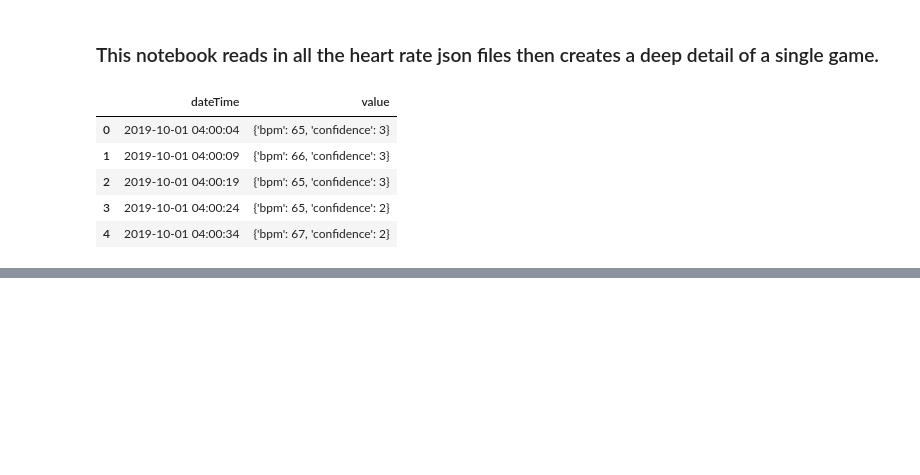
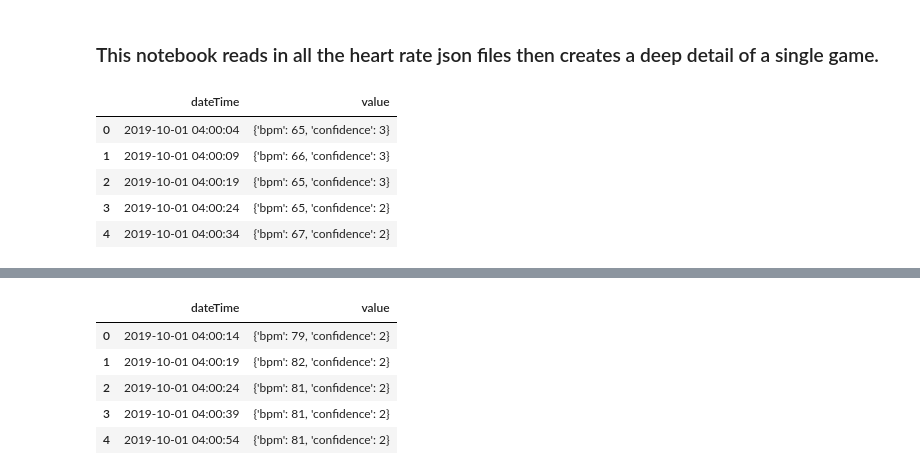
Before and after one commit to dcpatti/dcpatti.github.io, a Jupyter notebook: Wild Card Game Analysis.ipynb, the cells around one changed output, grey strips where cells are left out. Saved outputs shown, nothing was run; the diff lists cells and outputs as text; code cells hidden in the pictures; blank space fills up the shorter version.

```diff
--- a/Wild Card Game Analysis.ipynb
+++ b/Wild Card Game Analysis.ipynb
@@ -82,0 +45,93 @@ heart_df_flat2.head()
+# %%
+#same routine for Person 2's data
+
+files2 = glob.glob('heartrate_data/heartrate_2/*2019-10-01*') #the json files bear the name of the day they were sampled, so just import the ones we want
+
+file_list = []
+
+for filename in files2:
+    df2 = pd.read_json(filename)
+    file_list.append(df2)
+
+heart_df2 = pd.concat(file_list, axis=0, ignore_index=False, sort=False)
+heart_df2.head()
+
+files3 = glob.glob('heartrate_data/heartrate_3/*2019-10-01*') #the json files bear the name of the day they were sampled, so just import the ones we want
+
+file_list = []
+
+for filename in files3:
+    df3 = pd.read_json(filename)
+    file_list.append(df3)
+
+heart_df3 = pd.concat(file_list, axis=0, ignore_index=False, sort=False)
+heart_df3.head()
+
+files4 = glob.glob('heartrate_data/heartrate_4/*2019-10-01*') #the json files bear the name of the day they were sampled, so just import the ones we want
+
+file_list = []
+
+for filename in files3:
+    df4 = pd.read_json(filename)
+    file_list.append(df4)
+
+heart_df4 = pd.concat(file_list, axis=0, ignore_index=False, sort=False)
+heart_df4.head()
+
+#
+
+files5 = glob.glob('heartrate_data/heartrate_5/*2019-10-01*') #the json files bear the name of the day they were sampled, so just import the ones we want
+
+file_list = []
+
+for filename in files5:
+    df5 = pd.read_json(filename)
+    file_list.append(df5)
+
+heart_df5 = pd.concat(file_list, axis=0, ignore_index=False, sort=False)
+heart_df5.head()
+
+#
+
+files6 = glob.glob('heartrate_data/heartrate_6/*2019-10-01*') #the json files bear the name of the day they were sampled, so just import the ones we want
+
+file_list = []
+
+for filename in files6:
+    df6= pd.read_json(filename)
+    file_list.append(df6)
+
+heart_df6 = pd.concat(file_list, axis=0, ignore_index=False, sort=False)
+heart_df6.head()
+
+#
+
+files7 = glob.glob('heartrate_data/heartrate_7/*2019-10-01*') #the json files bear the name of the day they were sampled, so just import the ones we want
+
+file_list = []
+
+for filename in files7:
+    df7= pd.read_json(filename)
+    file_list.append(df7)
+
+heart_df7 = pd.concat(file_list, axis=0, ignore_index=False, sort=False)
+heart_df7.head()
+
+#
+files8 = glob.glob('heartrate_data/heartrate_8/*2019-10-01*') #the json files bear the name of the day they were sampled, so just import the ones we want
+
+file_list = []
+
+for filename in files8:
+    df8= pd.read_json(filename)
+    file_list.append(df8)
+
+heart_df8 = pd.concat(file_list, axis=0, ignore_index=False, sort=False)
+heart_df8.head()
+# %% [output]
+|  | dateTime | value |
+| 0 | 2019-10-01 04:00:14 | {'bpm': 79, 'confidence': 2} |
+| 1 | 2019-10-01 04:00:19 | {'bpm': 82, 'confidence': 2} |
+| 2 | 2019-10-01 04:00:24 | {'bpm': 81, 'confidence': 2} |
+| 3 | 2019-10-01 04:00:39 | {'bpm': 81, 'confidence': 2} |
+| 4 | 2019-10-01 04:00:54 | {'bpm': 81, 'confidence': 2} |
```
Also changed, not shown: parts of 15 cells of this notebook, 6 other files.
